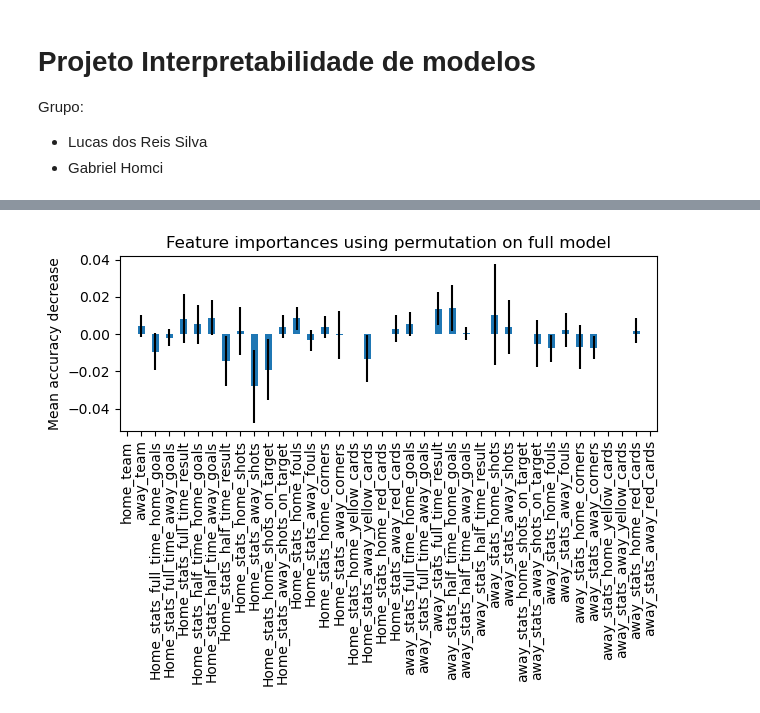
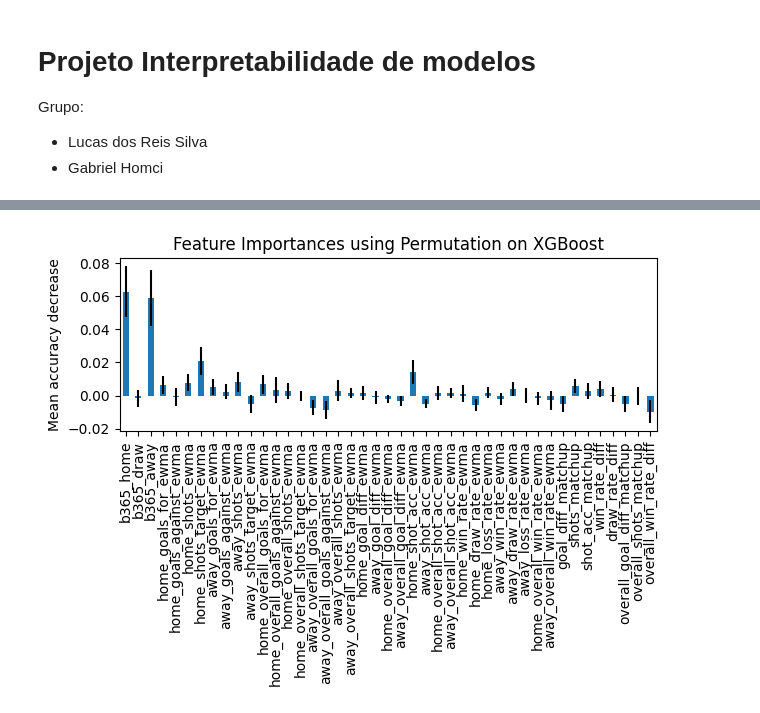
Before and after one commit to Lrs50/xAI-football-bet, a Jupyter notebook: sport_beting.ipynb, the cells around one changed output, grey strips where cells are left out. Saved outputs shown, nothing was run; the diff lists cells and outputs as text; code cells hidden in the pictures.

Commit message:
WIP: Model selection and fine tuning

```diff
--- a/sport_beting.ipynb
+++ b/sport_beting.ipynb
@@ -170,0 +75,6 @@ display(df)
+# %%
+def calculate_ewma(values, alpha=0.3):
+    """Calculate exponentially weighted moving average"""
+    weights = np.array([alpha * (1 - alpha)**i for i in range(len(values))])
+    weights = weights / weights.sum()
+    return np.sum(values * weights)
@@ -237,11 +318,0 @@ from sklearn.metrics import classification_report
-# %%
-model = xgb.XGBClassifier(
-    n_estimators=200,
-    learning_rate=0.01,
-    max_depth=4,
-    random_state=42
-)
-model.fit(X_train,y_train)
-y_pred = model.predict(X_test)
-
-print(classification_report(y_test, y_pred))
@@ -270,0 +371,10 @@ plt.show()
+# %%
+# Splitter
+n_splits = 3
+tscv = TimeSeriesSplit(n_splits=n_splits)
+
+# Class weights (same as antes)
+class_counts = np.bincount(y_train)
+total = len(y_train)
+class_weights = total / (len(class_counts) * class_counts)
+sample_weights = np.array([class_weights[label] for label in y_train])
@@ -270,0 +420,6 @@ plt.show()
+# %%
+
+study = optuna.create_study(direction='maximize',
+    sampler=optuna.samplers.TPESampler(seed=RANDOM_STATE),
+    pruner=optuna.pruners.MedianPruner(n_startup_trials=10, n_warmup_steps=2),
+    study_name='xgboost_football_optuna')
@@ -271,18 +547,14 @@ plt.show()
 # %%
 from sklearn.inspection import permutation_importance
+result = permutation_importance(final_model, X_test, y_test, n_repeats=100, random_state=2)
 import matplotlib.pyplot as plt
 
-result = permutation_importance(model, X_test, y_test,n_repeats=100, random_state=2)
-
 forest_importances = pd.Series(result.importances_mean, index=X_train.columns)
-
 fig, ax = plt.subplots()
-m = 0
 forest_importances.plot.bar(yerr=result.importances_std, ax=ax)
-
-ax.set_title("Feature importances using permutation on full model")
+ax.set_title("Feature Importances using Permutation on XGBoost")
 ax.set_ylabel("Mean accuracy decrease")
 fig.tight_layout()
 plt.show()
 # %% [output]
-[figure, old version]
+[figure, new version]
```
Also changed, not shown: parts of 26 cells of this notebook, 8 other files.
